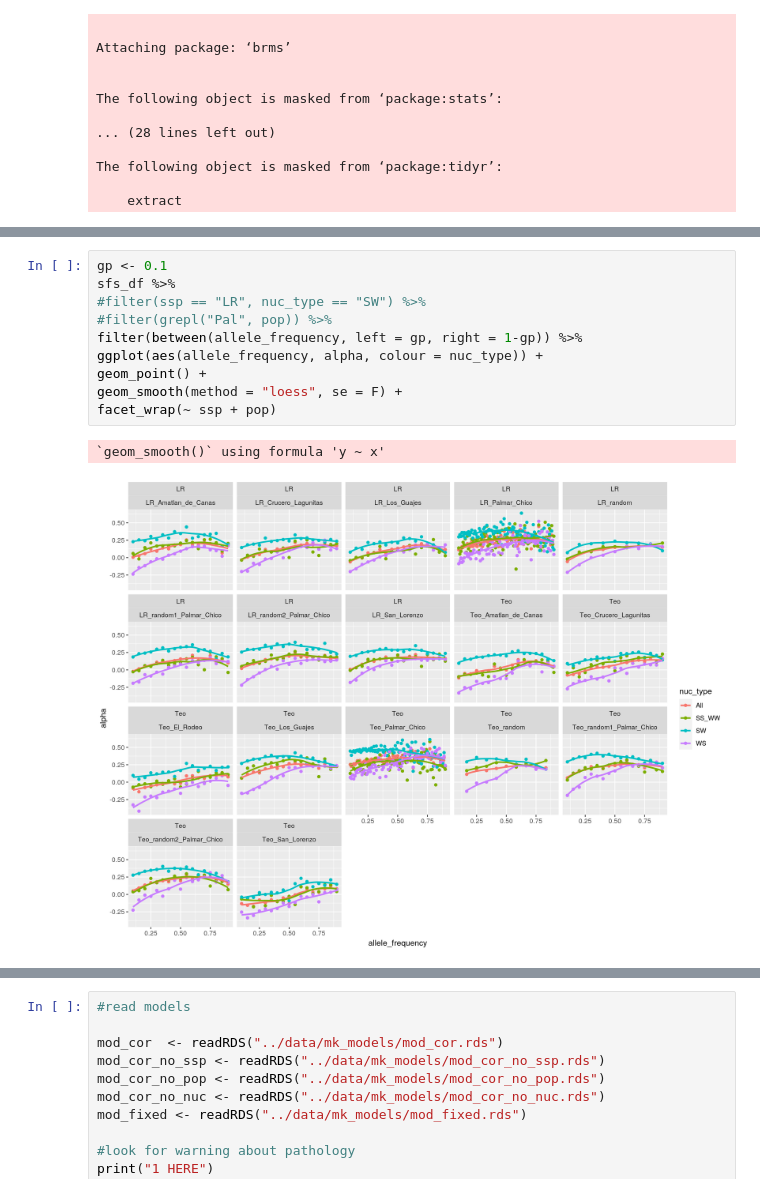
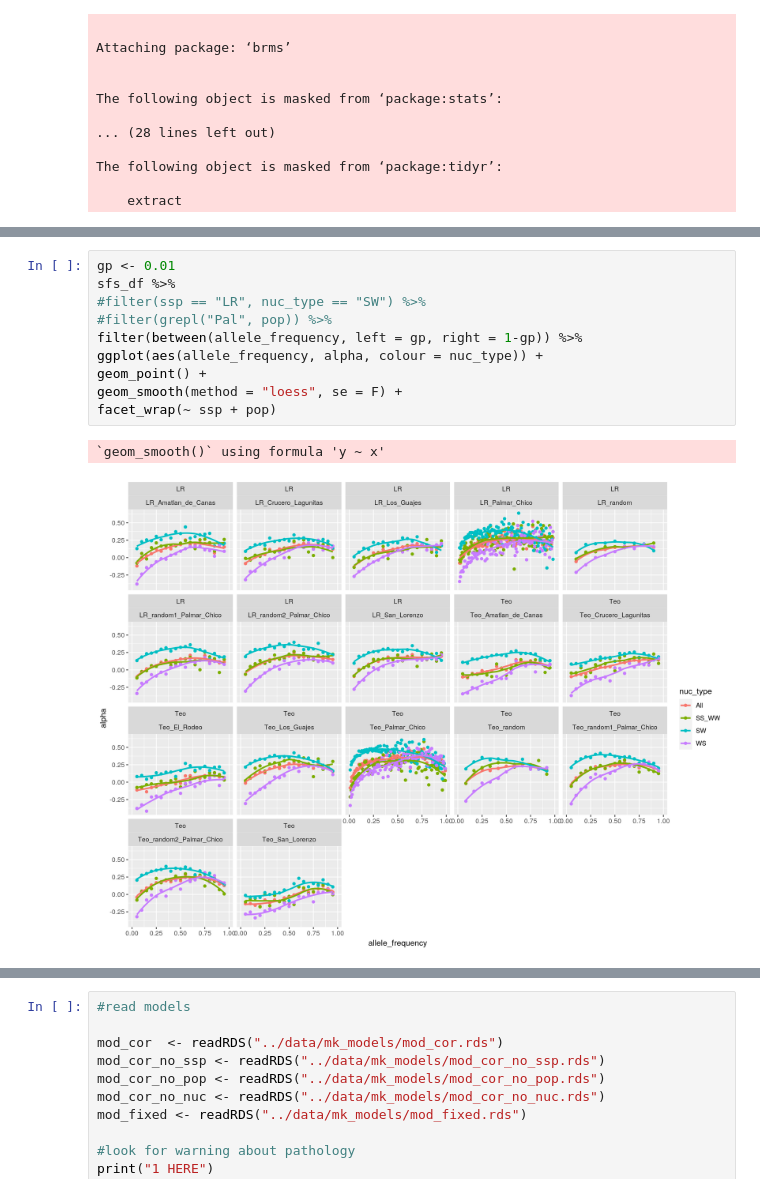
Before and after one commit to silastittes/parv_local, a Jupyter notebook: notebooks/Asymptotic MK.ipynb, the cells around one changed output, grey strips where cells are left out. Drawn from its saved outputs; the diff is of its cells as text.

```diff
--- a/notebooks/Asymptotic MK.ipynb
+++ b/notebooks/Asymptotic MK.ipynb
@@ -115,17 +115,17 @@ A tibble: 2036 × 14
 | v5 | Teo | Teo_San_Lorenzo | 0 | AG,AC,TG,TC | WS | 0.95 | 1436.3170 | 4 | 1611.1119 | ... |
 | v5 | Teo | Teo_San_Lorenzo | 0 | AG,AC,TG,TC | WS | 1.00 | 9792.3018 | 4 | 10892.9708 | ... |
 # %%
-gp <- 0.1
+gp <- 0.01
 sfs_df %>%
 #filter(ssp == "LR", nuc_type == "SW") %>%
 #filter(grepl("Pal", pop)) %>%
 filter(between(allele_frequency, left = gp, right = 1-gp)) %>%
 ggplot(aes(allele_frequency, alpha, colour = nuc_type)) +
 geom_point() +
 geom_smooth(method = "loess", se = F) +
 facet_wrap(~ ssp + pop)
 # %% [output]
 `geom_smooth()` using formula 'y ~ x'
-[figure, old version]
+[figure, new version]
 # %%
 prior1 <- c(
```
Also changed, not shown: parts of 2 cells of this notebook, 2 other files.
